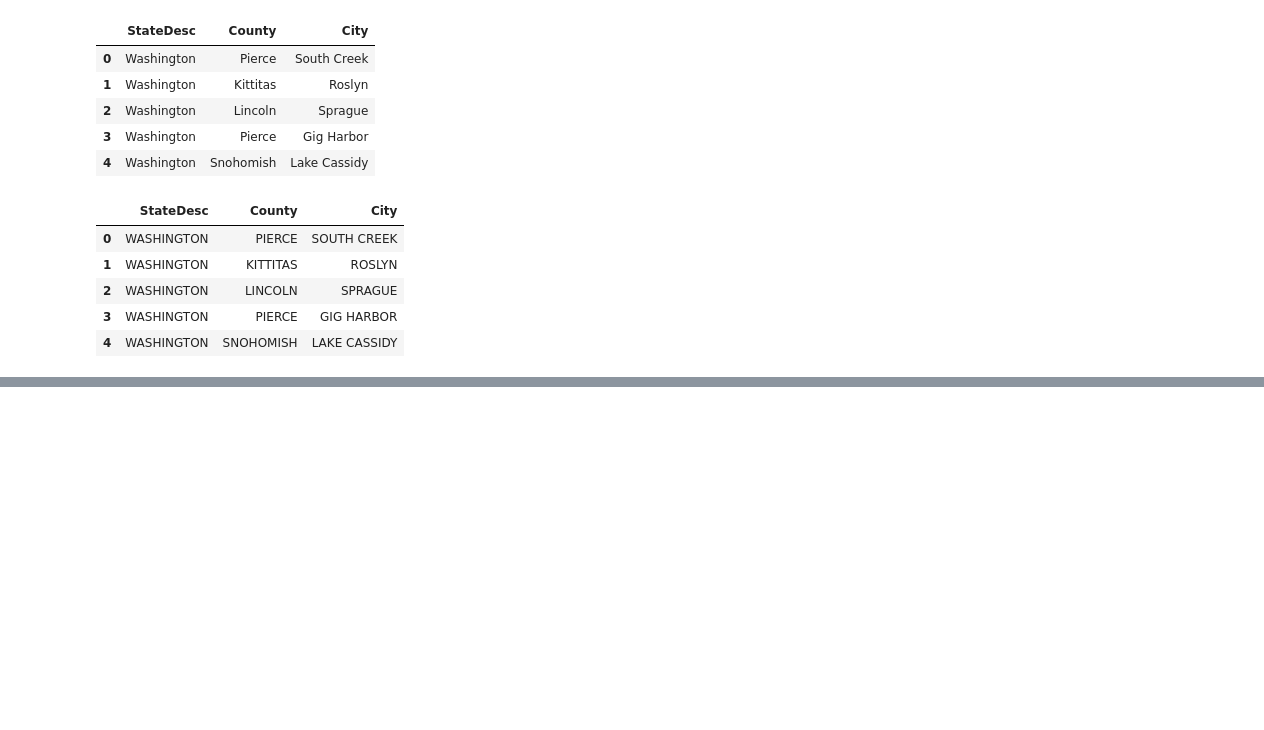
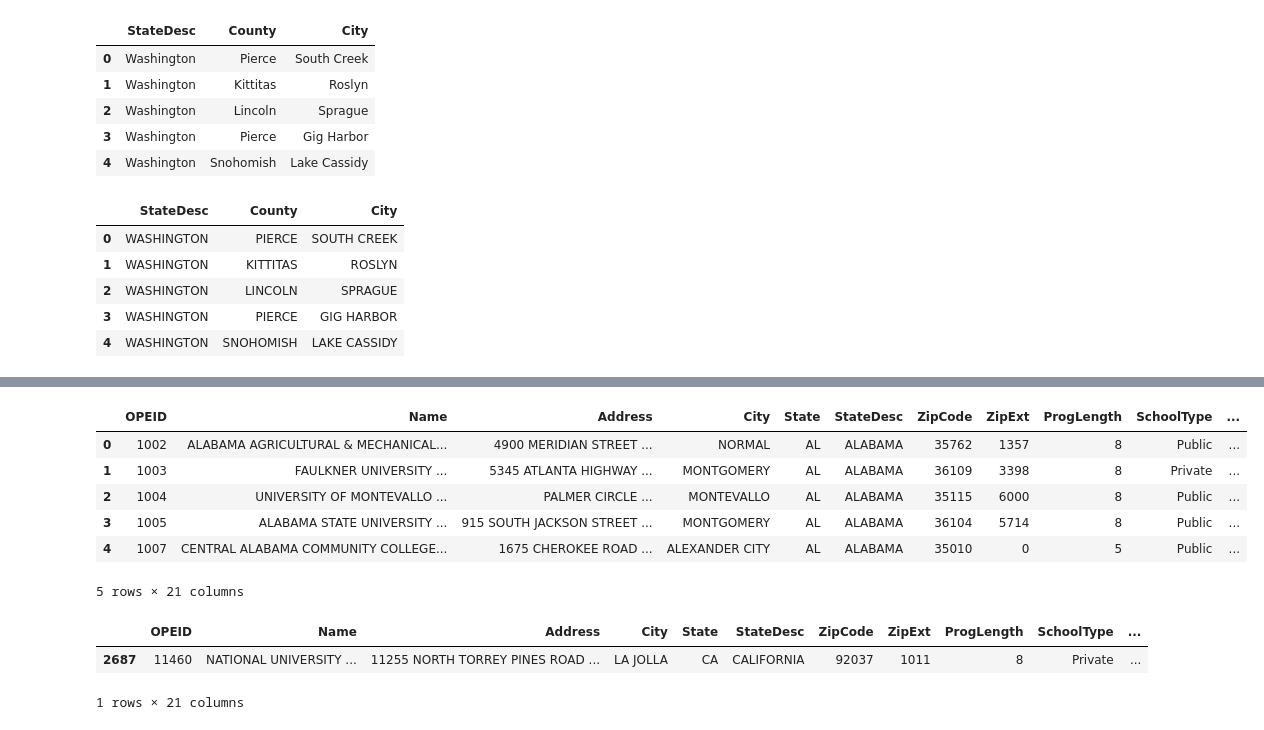
Before and after one commit to dillorr/defaultRate, a Jupyter notebook: eda/dataCleaning.ipynb, the cells around one changed output, grey strips where cells are left out. Cells and saved outputs as stored; diff of their text form; code cells hidden in the pictures; blank space fills up the shorter version.

```diff
--- a/eda/dataCleaning.ipynb
+++ b/eda/dataCleaning.ipynb
@@ -163,15 +126,0 @@ result
-# %%
-# one solution
-# index key based on city state combination - stateDesc-City
-stateCountyCity.index = stateCountyCity.StateDesc + '-' + stateCountyCity.City
-stateCountyCity.head()
-
-dRateReduced.index = dRateReduced.StateDesc + '-' + dRateReduced.City
-dRateReduced.head()
-
-# set index
-
-result = pd.concat([dRateReduced, stateCountyCity], axis = 1)
-# column concat
-# pd list, axis = 1
-result
@@ -187,0 +134,28 @@ ValueError: Shape of passed values is (33368, 23), indices imply (31145, 23)
+# %%
+# strips out whitespace
+dRateReduced['City'] = dRateReduced.City.apply(lambda x: str(x).strip())
+dRateReduced['StateDesc'] = dRateReduced.StateDesc.apply(lambda x: str(x).strip())
+
+#creating unique id
+dRateReduced['label'] = dRateReduced.StateDesc + '-' + dRateReduced.City
+
+#create mapping dictionary
+sc_dict = stateCountyCity.County.to_dict()
+
+dRateReduced['County'] = dRateReduced.label.apply(lambda x: sc_dict[x] if x in sc_dict else None)
+dRateReduced.head()
+# %% [output]
+|  | OPEID | Name | Address | City | State | StateDesc | ZipCode | ZipExt | ProgLength | SchoolType | ... |
+| 0 | 1002 | ALABAMA AGRICULTURAL & MECHANICAL... | 4900 MERIDIAN STREET ... | NORMAL | AL | ALABAMA | 35762 | 1357 | 8 | Public | ... |
+| 1 | 1003 | FAULKNER UNIVERSITY ... | 5345 ATLANTA HIGHWAY ... | MONTGOMERY | AL | ALABAMA | 36109 | 3398 | 8 | Private | ... |
+| 2 | 1004 | UNIVERSITY OF MONTEVALLO ... | PALMER CIRCLE ... | MONTEVALLO | AL | ALABAMA | 35115 | 6000 | 8 | Public | ... |
+| 3 | 1005 | ALABAMA STATE UNIVERSITY ... | 915 SOUTH JACKSON STREET ... | MONTGOMERY | AL | ALABAMA | 36104 | 5714 | 8 | Public | ... |
+| 4 | 1007 | CENTRAL ALABAMA COMMUNITY COLLEGE... | 1675 CHEROKEE ROAD ... | ALEXANDER CITY | AL | ALABAMA | 35010 | 0 | 5 | Public | ... |
+5 rows × 21 columns
+# %%
+# testing with National University
+dRateReduced.loc[dRateReduced['OPEID'] == 11460]
+# %% [output]
+|  | OPEID | Name | Address | City | State | StateDesc | ZipCode | ZipExt | ProgLength | SchoolType | ... |
+| 2687 | 11460 | NATIONAL UNIVERSITY ... | 11255 NORTH TORREY PINES ROAD ... | LA JOLLA | CA | CALIFORNIA | 92037 | 1011 | 8 | Private | ... |
+1 rows × 21 columns
```
Also changed, not shown: parts of 5 cells of this notebook, 4 other files.
